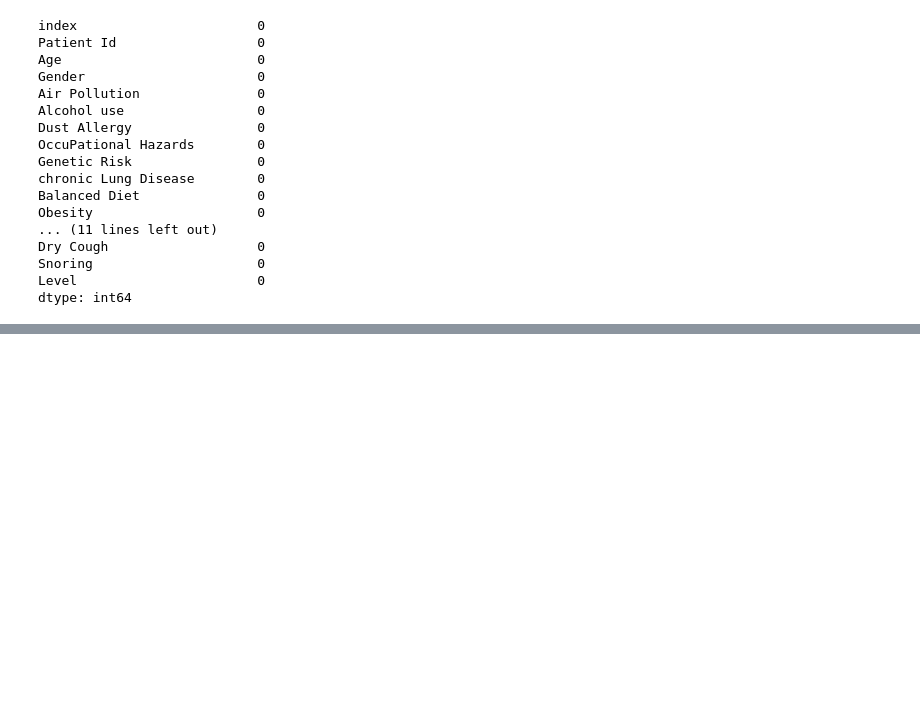
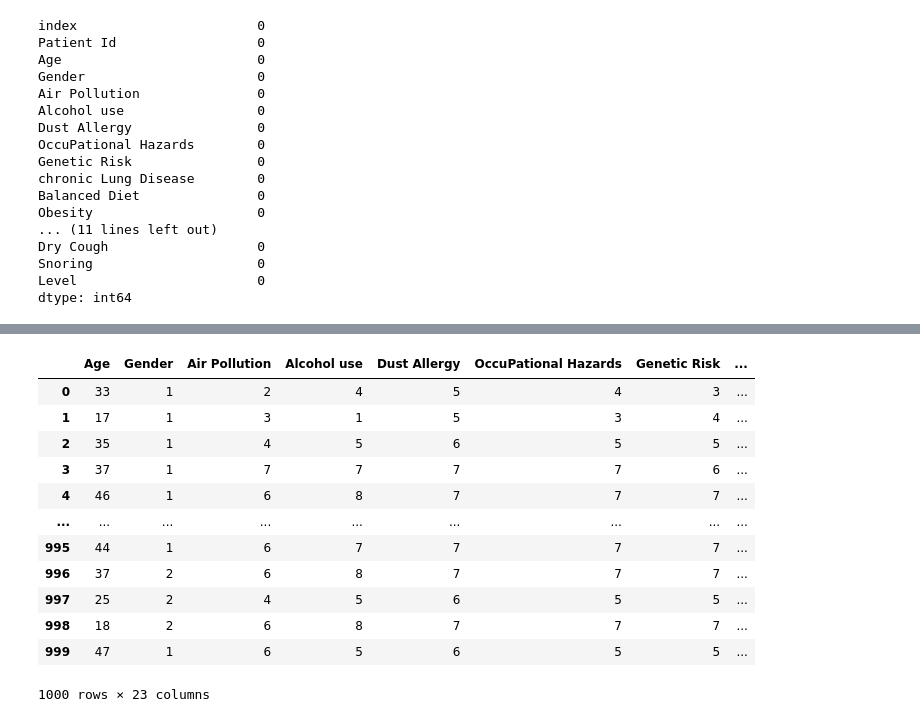
Before and after one commit to JoaquinWelch/LungCancer_Prediction, a Jupyter notebook: lung-cancer-code.ipynb, the cells around one changed output, grey strips where cells are left out. Drawn from its saved outputs; the diff is of its cells as text; code cells hidden in the pictures; blank space fills up the shorter version.

```diff
--- a/lung-cancer-code.ipynb
+++ b/lung-cancer-code.ipynb
@@ -50,0 +53,16 @@ df.drop_duplicates()
+# %%
+df.drop(columns= ['index', 'Patient Id', 'Level'])
+# %% [output]
+|  | Age | Gender | Air Pollution | Alcohol use | Dust Allergy | OccuPational Hazards | Genetic Risk | ... |
+| 0 | 33 | 1 | 2 | 4 | 5 | 4 | 3 | ... |
+| 1 | 17 | 1 | 3 | 1 | 5 | 3 | 4 | ... |
+| 2 | 35 | 1 | 4 | 5 | 6 | 5 | 5 | ... |
+| 3 | 37 | 1 | 7 | 7 | 7 | 7 | 6 | ... |
+| 4 | 46 | 1 | 6 | 8 | 7 | 7 | 7 | ... |
+| ... | ... | ... | ... | ... | ... | ... | ... | ... |
+| 995 | 44 | 1 | 6 | 7 | 7 | 7 | 7 | ... |
+| 996 | 37 | 2 | 6 | 8 | 7 | 7 | 7 | ... |
+| 997 | 25 | 2 | 4 | 5 | 6 | 5 | 5 | ... |
+| 998 | 18 | 2 | 6 | 8 | 7 | 7 | 7 | ... |
+| 999 | 47 | 1 | 6 | 5 | 6 | 5 | 5 | ... |
+1000 rows × 23 columns
```
Also changed, not shown: parts of 6 cells of this notebook.
